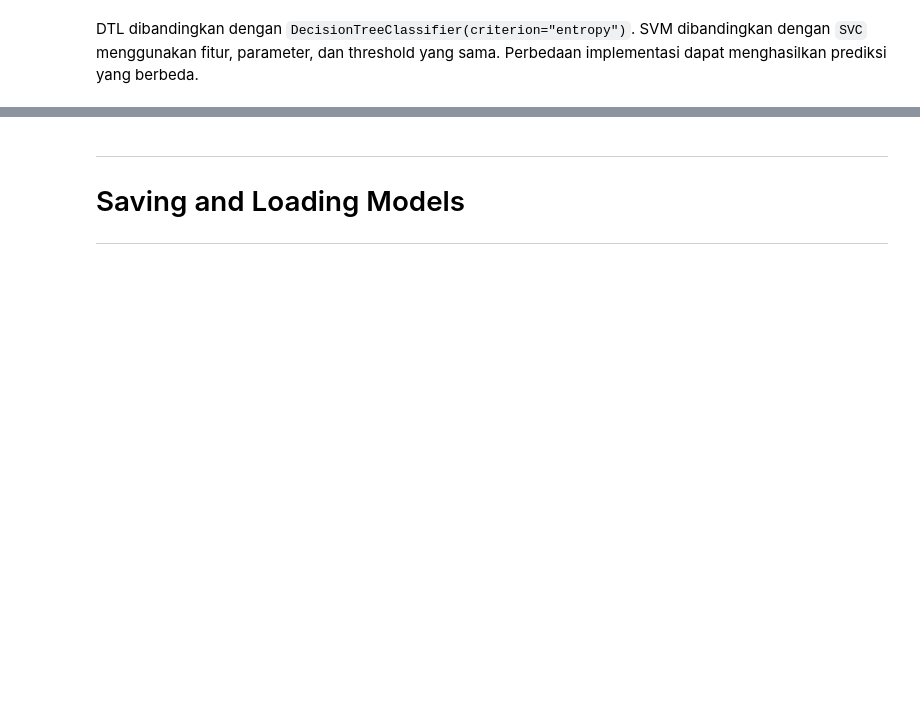
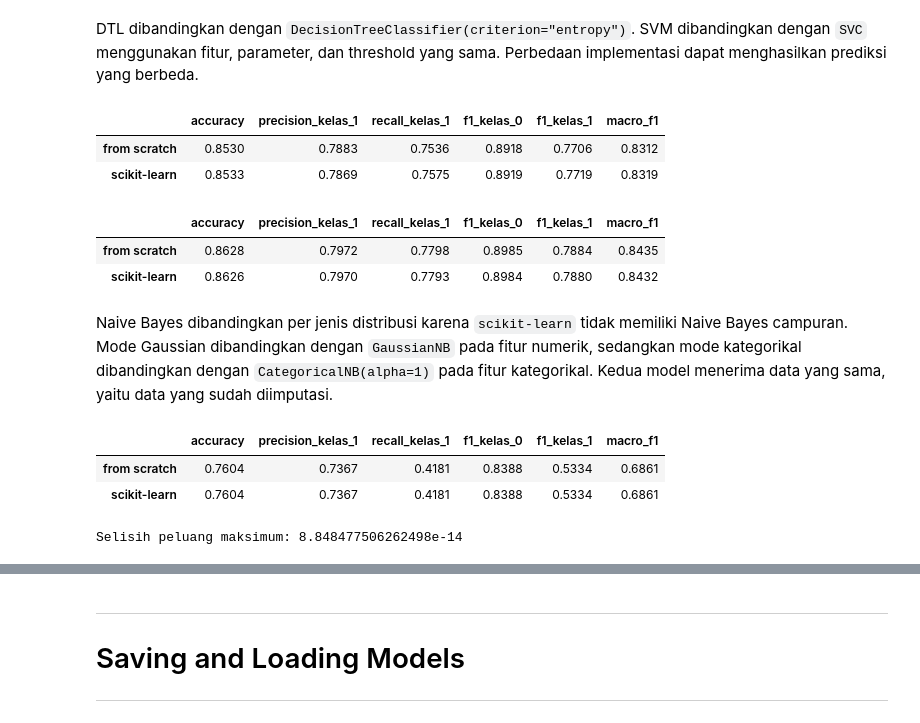
Before and after one commit to Alpaomega1136/IF3170_G31_KelompokDadakan, a Jupyter notebook: src/notebooks/IF3170_G31_KelompokDadakan.ipynb, the cells around one changed output, grey strips where cells are left out. Cells and saved outputs as stored; diff of their text form; code cells hidden in the pictures; blank space fills up the shorter version.

Commit message:
feat(nb): add naive bayes model, evaluation, and submission

```diff
--- a/src/notebooks/IF3170_G31_KelompokDadakan.ipynb
+++ b/src/notebooks/IF3170_G31_KelompokDadakan.ipynb
@@ -515,2 +524,13 @@ This part covers the Naive Bayes classifier and its validation.
 # %%
-# Write your code here
+kolom_diskret_nb = ["num_adults", "num_children", "weekend_nights", "needs_parking",
+                    "arrival_year", "arrival_month", "is_returning_guest",
+                    "prior_cancellations", "special_requests"]
+fitur_kategori_nb = kolom_kategori + kolom_diskret_nb
+
+preprocessor_nb = NaiveBayesPreprocessor()
+X_train_nb = preprocessor_nb.fit_transform(X_train)
+X_valid_nb = preprocessor_nb.transform(X_valid)
+
+model_nb = train_model(NaiveBayes(categorical_features=fitur_kategori_nb), X_train_nb, y_train)
+print("Fitur kategorikal:", fitur_kategori_nb)
+print("Fitur Gaussian   :", [c for c in X_train_nb.columns if c not in fitur_kategori_nb])
@@ -522,6 +545,7 @@ Macro F1 adalah metrik utama kompetisi. Confusion matrix memperlihatkan jumlah p
 for nama, model, X_model in [
     ("DTL", model_dtl, X_valid_siap),
     ("SVM", model_svm, X_valid_svm),
+    ("Naive Bayes", model_nb, X_valid_nb),
 ]:
     hasil, confusion = evaluate_model(model, X_model, y_valid)
     print(nama)
@@ -558,0 +621,13 @@ if RUN_DTL_TUNING:
+# %%
+eksperimen_nb = {
+    "Numerik Gaussian semua": NaiveBayes(categorical_features=kolom_kategori),
+    "Diskret kategorikal, m=K": NaiveBayes(categorical_features=fitur_kategori_nb),
+    "Diskret kategorikal, m=1": NaiveBayes(categorical_features=fitur_kategori_nb, m=1),
+    "Diskret kategorikal, m=10": NaiveBayes(categorical_features=fitur_kategori_nb, m=10),
+    "Semua kategorikal": NaiveBayes(),
+}
+hasil_eksperimen_nb = {}
+for nama, model in eksperimen_nb.items():
+    train_model(model, X_train_nb, y_train)
+    hasil_eksperimen_nb[nama] = evaluate_model(model, X_valid_nb, y_valid)[0][["accuracy", "macro_f1"]]
+display(pd.DataFrame(hasil_eksperimen_nb).T.round(4))
@@ -576,6 +658,10 @@ hasil_perbandingan_dtl = compare_models(
     model_dtl, model_sklearn, X_train_siap, y_train, X_valid_siap, y_valid
 )
 display(hasil_perbandingan_dtl.round(4))
+# %% [output]
+|  | accuracy | precision_kelas_1 | recall_kelas_1 | f1_kelas_0 | f1_kelas_1 | macro_f1 |
+| from scratch | 0.8530 | 0.7883 | 0.7536 | 0.8918 | 0.7706 | 0.8312 |
+| scikit-learn | 0.8533 | 0.7869 | 0.7575 | 0.8919 | 0.7719 | 0.8319 |
 # %%
 model_svm_sklearn = SVC(C=4, gamma=0.16, kernel="rbf", tol=0.003, cache_size=512)
 hasil_perbandingan_svm = compare_models(
@@ -583,3 +669,26 @@ hasil_perbandingan_svm = compare_models(
     threshold=-0.2
 )
 display(hasil_perbandingan_svm.round(4))
+# %% [output]
+|  | accuracy | precision_kelas_1 | recall_kelas_1 | f1_kelas_0 | f1_kelas_1 | macro_f1 |
+| from scratch | 0.8628 | 0.7972 | 0.7798 | 0.8985 | 0.7884 | 0.8435 |
+| scikit-learn | 0.8626 | 0.7970 | 0.7793 | 0.8984 | 0.7880 | 0.8432 |
+# %% [markdown]
+Naive Bayes dibandingkan per jenis distribusi karena `scikit-learn` tidak memiliki Naive Bayes campuran. Mode Gaussian dibandingkan dengan `GaussianNB` pada fitur numerik, sedangkan mode kategorikal dibandingkan dengan `CategoricalNB(alpha=1)` pada fitur kategorikal. Kedua model menerima data yang sama, yaitu data yang sudah diimputasi.
+# %%
+kolom_angka_nb = X_train.select_dtypes(include="number").columns
+median_nb = X_train[kolom_angka_nb].median()
+X_train_gauss = X_train[kolom_angka_nb].fillna(median_nb)
+X_valid_gauss = X_valid[kolom_angka_nb].fillna(median_nb)
+
+model_gauss_scratch = train_model(NaiveBayes(categorical_features=[]), X_train_gauss, y_train)
+model_gauss_sklearn = GaussianNB()
+display(compare_models(model_gauss_scratch, model_gauss_sklearn,
+                       X_train_gauss, y_train, X_valid_gauss, y_valid).round(4))
+print("Selisih peluang maksimum:", np.abs(model_gauss_scratch.predict_proba(X_valid_gauss)
+                                         - model_gauss_sklearn.predict_proba(X_valid_gauss)).max())
+# %% [output]
+|  | accuracy | precision_kelas_1 | recall_kelas_1 | f1_kelas_0 | f1_kelas_1 | macro_f1 |
+| from scratch | 0.7604 | 0.7367 | 0.4181 | 0.8388 | 0.5334 | 0.6861 |
+| scikit-learn | 0.7604 | 0.7367 | 0.4181 | 0.8388 | 0.5334 | 0.6861 |
+Selisih peluang maksimum: 8.848477506262498e-14
```
Also changed, not shown: parts of 13 cells of this notebook, 5 other files.
